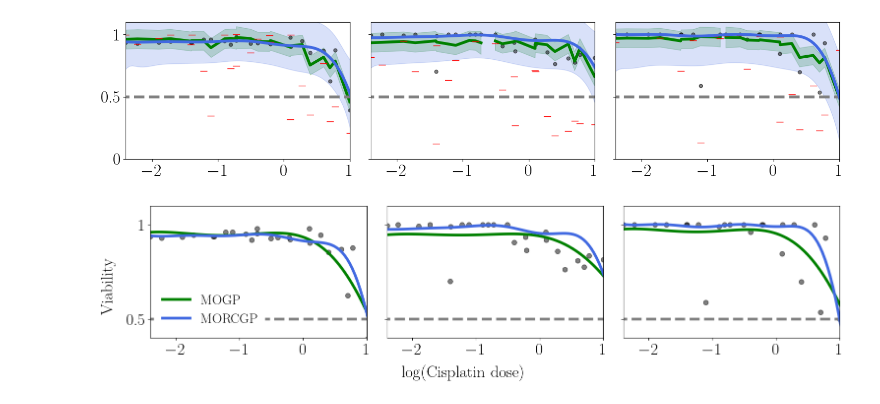
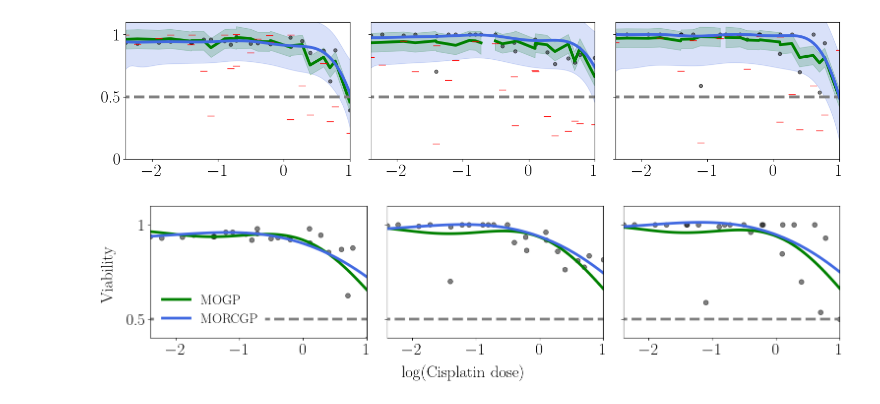
Before and after one commit to joshuarooijakkers/robust_conjugate_MOGP, a Jupyter notebook: experiments/cisplatin/cisplatin_MOGP.ipynb, the cells around one changed output. Saved outputs shown, nothing was run; the diff lists cells and outputs as text; code cells hidden in the pictures.

Commit message:
Plot trained on 3 outputs

```diff
--- a/experiments/cisplatin/cisplatin_MOGP.ipynb
+++ b/experiments/cisplatin/cisplatin_MOGP.ipynb
@@ -62,7 +62,7 @@ def preprocess_data(df, cell_line_indices):
 list_cell_lines = [3, 13, 81, 25, 54, 74, 97, 40]
 list_cell_lines = [3, 13, 81]
 list_cell_lines = [3, 29, 81]
-list_cell_lines = [3, 29, 81, 25, 54, 74, 97, 40]
+# list_cell_lines = [3, 29, 81, 25, 54, 74, 97, 40]
 # list_cell_lines = range(64)
 # list_cell_lines = [11, 81, 32]
 x, Y = preprocess_data(df, list_cell_lines)
@@ -325,32 +316,32 @@ plt.show()
 # Plotting
 fig, axs = plt.subplots(1, 3, figsize=(16, 4))  # Dynamically adjust figure size
 
 for i in range(3):
     axs[i].plot(x.flatten(), Y[:, i], 'o', color='black', alpha=0.5, markersize=7)
     axs[i].plot(x_test, prior_mean * np.ones((len(x_test), 1)), '--', color='grey')
     axs[i].plot(x_test.flatten(), mu_mogp[:, i], '-', color='green', label='MOGP')
     axs[i].plot(x_test.flatten(), mu_morcgp[:, i], '-', color='royalblue', label='MORCGP')
     axs[i].set_ylim([0.4, 1.1])
     axs[i].set_xlim([x[0], x[-1]])
     axs[i].set_yticks([0.5, 1])
 
     if i == 0:
         axs[i].set_yticklabels(['0.5', '1'])  # Only show labels on the leftmost plot
         legend = axs[i].legend(loc='lower left', frameon=True)
         frame = legend.get_frame()
         frame.set_facecolor('white')
         frame.set_edgecolor('white')
         frame.set_alpha(1.0)  # Fully opaque
     else:
         axs[i].set_yticklabels([])  # Hide on all others
 
 # Common axis labels
 fig.text(0.5, 0.04, r'$\log(\textrm{Cisplatin dose})$', ha='center', fontsize=24)
-fig.text(0.04, 0.5, 'Viability', va='center', rotation='vertical', fontsize=24)
+fig.text(0.04, 0.56, 'Viability', va='center', rotation='vertical', fontsize=24)
 
 plt.tight_layout(rect=[0.05, 0.05, 1, 1])  # Leave room for the labels
 plt.show()
 
 # fig.savefig("./cisplatin_MOGP.pdf", format='pdf', bbox_inches='tight')
 # %% [output]
-[figure, old version]
+[figure, new version]
```
Also changed, not shown: parts of 2 cells of this notebook, 1 other file.
